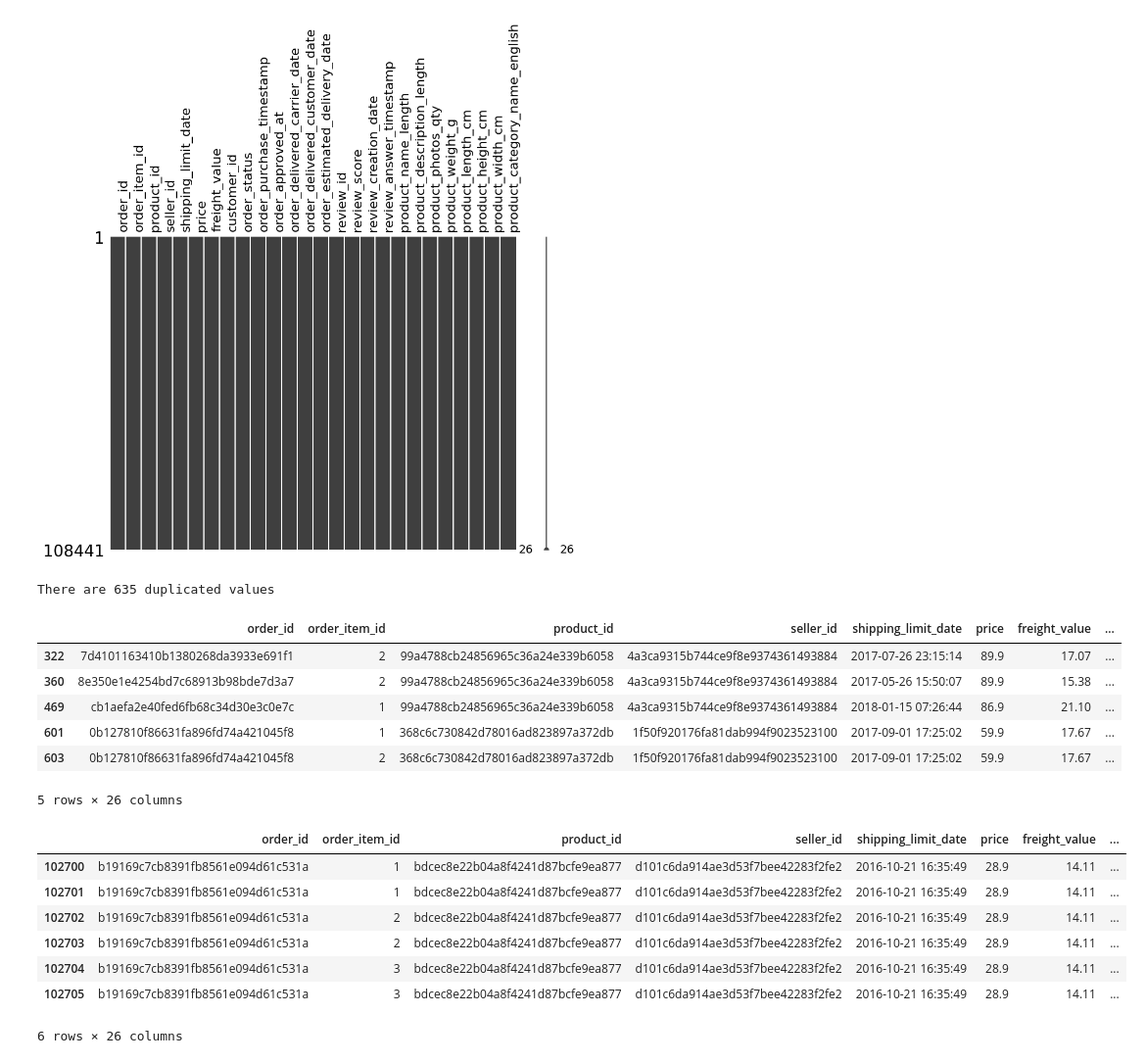
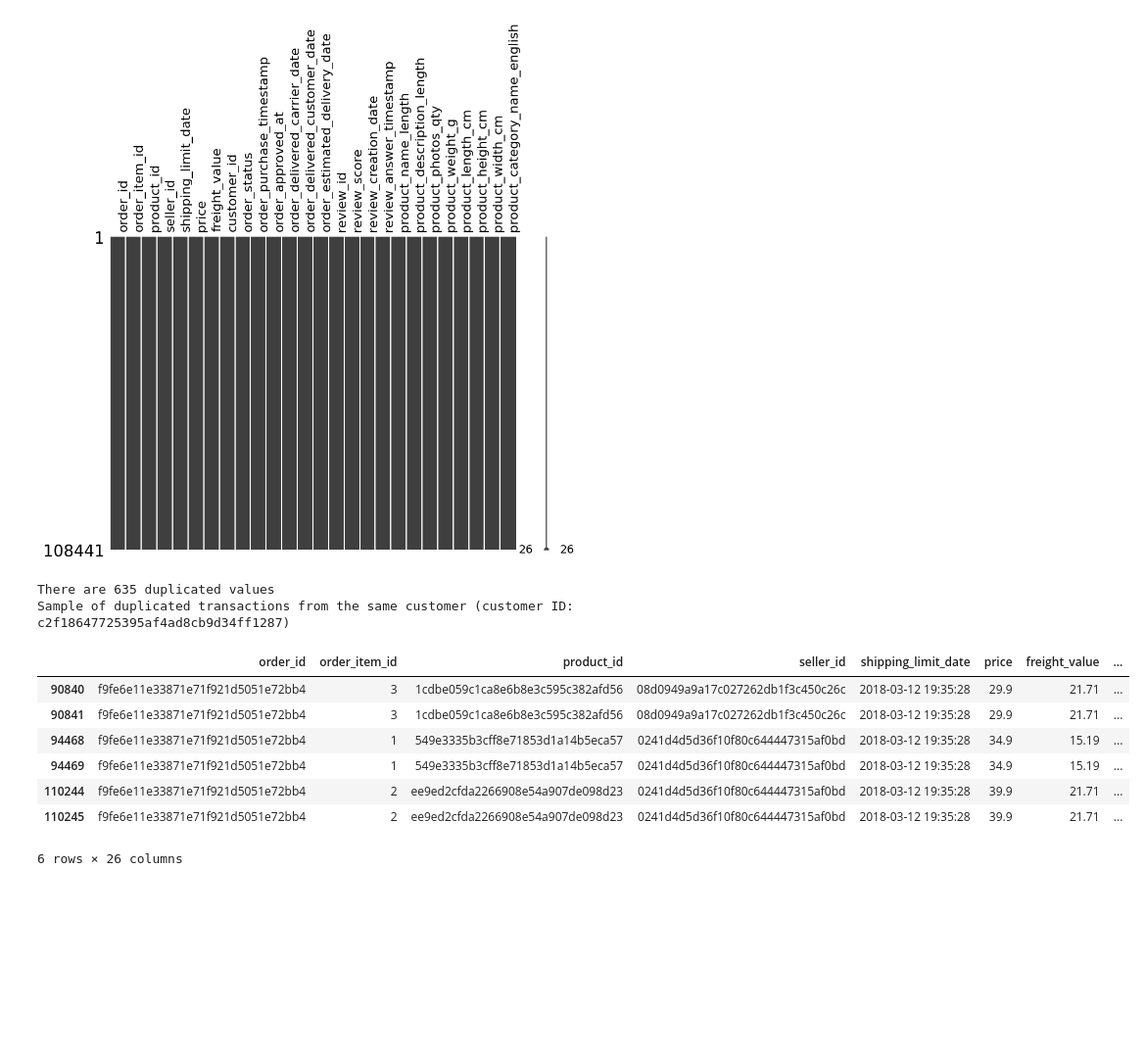
Before and after one commit to RuizLorenzoChavez/price-optimization-ML, a Jupyter notebook: main.ipynb, the cells around one changed output. Shown: that part at 98% size. Cells and saved outputs as stored; diff of their text form; code cells hidden in the pictures; blank space fills up the shorter version.

```diff
--- a/main.ipynb
+++ b/main.ipynb
@@ -232,36 +218,31 @@ display(msno.matrix(transactions_df,
 # %%
 duplicated = transactions_df.duplicated(subset=["order_id",
                                                "order_item_id",
                                                "product_id",
                                                "customer_id",
                                                "price"
                                                ])
 
 duplicates = transactions_df[duplicated]
 
+sample_duplicate = duplicates.sample().iloc[0,7]
+
 print(f"There are {duplicates.shape[0]} duplicated values")
-display(duplicates.head())
+
+#  sample duplicated values from this specific customer
+print(f"Sample of duplicated transactions from the same customer (customer ID: {sample_duplicate})")
+transactions_df.query("customer_id == @sample_duplicate")
 # %% [output]
 There are 635 duplicated values
+Sample of duplicated transactions from the same customer (customer ID: c2f18647725395af4ad8cb9d34ff1287)
 |  | order_id | order_item_id | product_id | seller_id | shipping_limit_date | price | freight_value | ... |
-| 322 | 7d4101163410b1380268da3933e691f1 | 2 | 99a4788cb24856965c36a24e339b6058 | 4a3ca9315b744ce9f8e9374361493884 | 2017-07-26 23:15:14 | 89.9 | 17.07 | ... |
-| 360 | 8e350e1e4254bd7c68913b98bde7d3a7 | 2 | 99a4788cb24856965c36a24e339b6058 | 4a3ca9315b744ce9f8e9374361493884 | 2017-05-26 15:50:07 | 89.9 | 15.38 | ... |
-| 469 | cb1aefa2e40fed6fb68c34d30e3c0e7c | 1 | 99a4788cb24856965c36a24e339b6058 | 4a3ca9315b744ce9f8e9374361493884 | 2018-01-15 07:26:44 | 86.9 | 21.10 | ... |
-| 601 | 0b127810f86631fa896fd74a421045f8 | 1 | 368c6c730842d78016ad823897a372db | 1f50f920176fa81dab994f9023523100 | 2017-09-01 17:25:02 | 59.9 | 17.67 | ... |
-| 603 | 0b127810f86631fa896fd74a421045f8 | 2 | 368c6c730842d78016ad823897a372db | 1f50f920176fa81dab994f9023523100 | 2017-09-01 17:25:02 | 59.9 | 17.67 | ... |
+| 90840 | f9fe6e11e33871e71f921d5051e72bb4 | 3 | 1cdbe059c1ca8e6b8e3c595c382afd56 | 08d0949a9a17c027262db1f3c450c26c | 2018-03-12 19:35:28 | 29.9 | 21.71 | ... |
+| 90841 | f9fe6e11e33871e71f921d5051e72bb4 | 3 | 1cdbe059c1ca8e6b8e3c595c382afd56 | 08d0949a9a17c027262db1f3c450c26c | 2018-03-12 19:35:28 | 29.9 | 21.71 | ... |
+| 94468 | f9fe6e11e33871e71f921d5051e72bb4 | 1 | 549e3335b3cff8e71853d1a14b5eca57 | 0241d4d5d36f10f80c644447315af0bd | 2018-03-12 19:35:28 | 34.9 | 15.19 | ... |
+| 94469 | f9fe6e11e33871e71f921d5051e72bb4 | 1 | 549e3335b3cff8e71853d1a14b5eca57 | 0241d4d5d36f10f80c644447315af0bd | 2018-03-12 19:35:28 | 34.9 | 15.19 | ... |
+| 110244 | f9fe6e11e33871e71f921d5051e72bb4 | 2 | ee9ed2cfda2266908e54a907de098d23 | 0241d4d5d36f10f80c644447315af0bd | 2018-03-12 19:35:28 | 39.9 | 21.71 | ... |
+| 110245 | f9fe6e11e33871e71f921d5051e72bb4 | 2 | ee9ed2cfda2266908e54a907de098d23 | 0241d4d5d36f10f80c644447315af0bd | 2018-03-12 19:35:28 | 39.9 | 21.71 | ... |
-5 rows × 26 columns
+6 rows × 26 columns
-# %%
-#  sample duplicated values from this specific customer
-transactions_df.query("customer_id == '620732fed5579e0bdfdddee02aad4c54'")
-# %% [output]
-|  | order_id | order_item_id | product_id | seller_id | shipping_limit_date | price | freight_value | ... |
-| 102700 | b19169c7cb8391fb8561e094d61c531a | 1 | bdcec8e22b04a8f4241d87bcfe9ea877 | d101c6da914ae3d53f7bee42283f2fe2 | 2016-10-21 16:35:49 | 28.9 | 14.11 | ... |
-| 102701 | b19169c7cb8391fb8561e094d61c531a | 1 | bdcec8e22b04a8f4241d87bcfe9ea877 | d101c6da914ae3d53f7bee42283f2fe2 | 2016-10-21 16:35:49 | 28.9 | 14.11 | ... |
-| 102702 | b19169c7cb8391fb8561e094d61c531a | 2 | bdcec8e22b04a8f4241d87bcfe9ea877 | d101c6da914ae3d53f7bee42283f2fe2 | 2016-10-21 16:35:49 | 28.9 | 14.11 | ... |
-| 102703 | b19169c7cb8391fb8561e094d61c531a | 2 | bdcec8e22b04a8f4241d87bcfe9ea877 | d101c6da914ae3d53f7bee42283f2fe2 | 2016-10-21 16:35:49 | 28.9 | 14.11 | ... |
-| 102704 | b19169c7cb8391fb8561e094d61c531a | 3 | bdcec8e22b04a8f4241d87bcfe9ea877 | d101c6da914ae3d53f7bee42283f2fe2 | 2016-10-21 16:35:49 | 28.9 | 14.11 | ... |
-| 102705 | b19169c7cb8391fb8561e094d61c531a | 3 | bdcec8e22b04a8f4241d87bcfe9ea877 | d101c6da914ae3d53f7bee42283f2fe2 | 2016-10-21 16:35:49 | 28.9 | 14.11 | ... |
-6 rows × 26 columns
 # %%
 #  removing duplicated values
 transactions_df = transactions_df.drop_duplicates(subset=["order_id",
```
Also changed, not shown: parts of 3 cells of this notebook.
